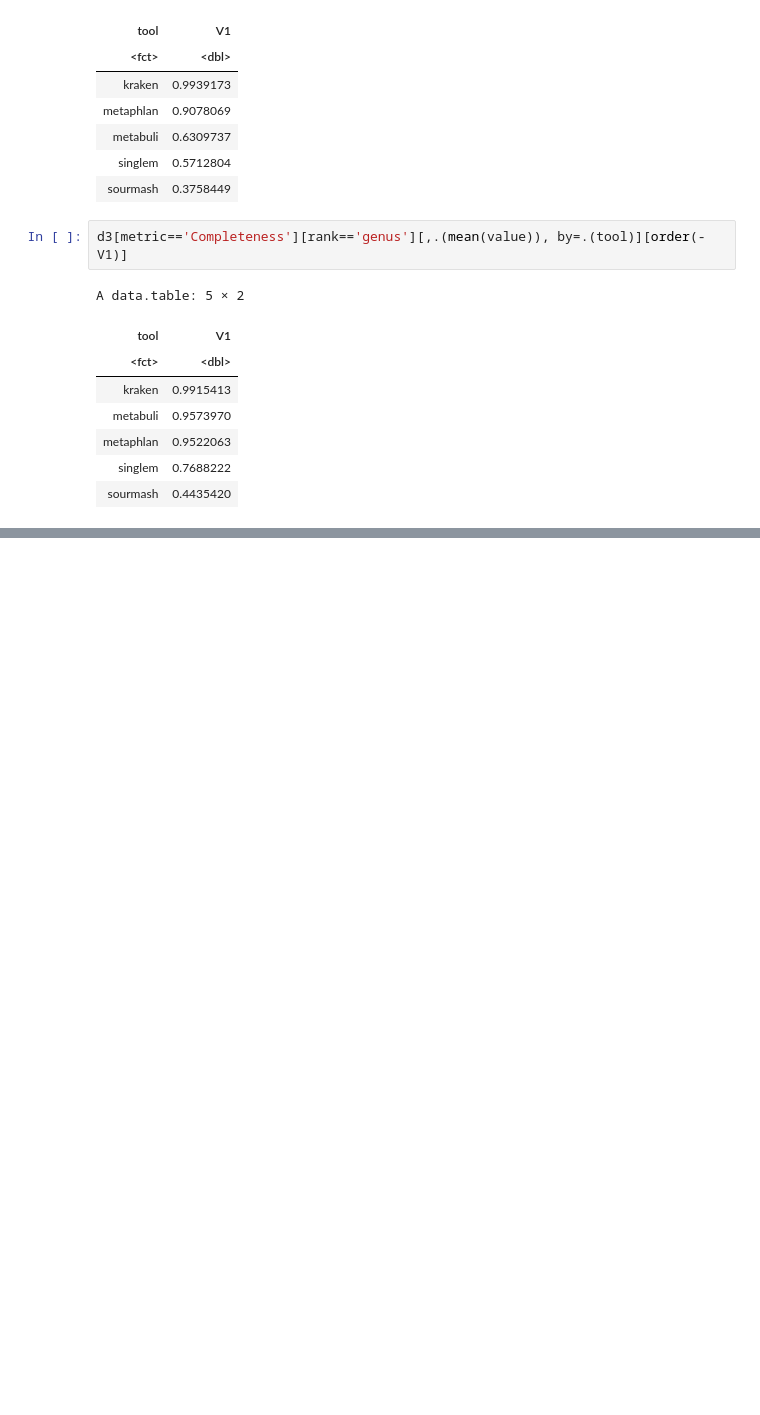
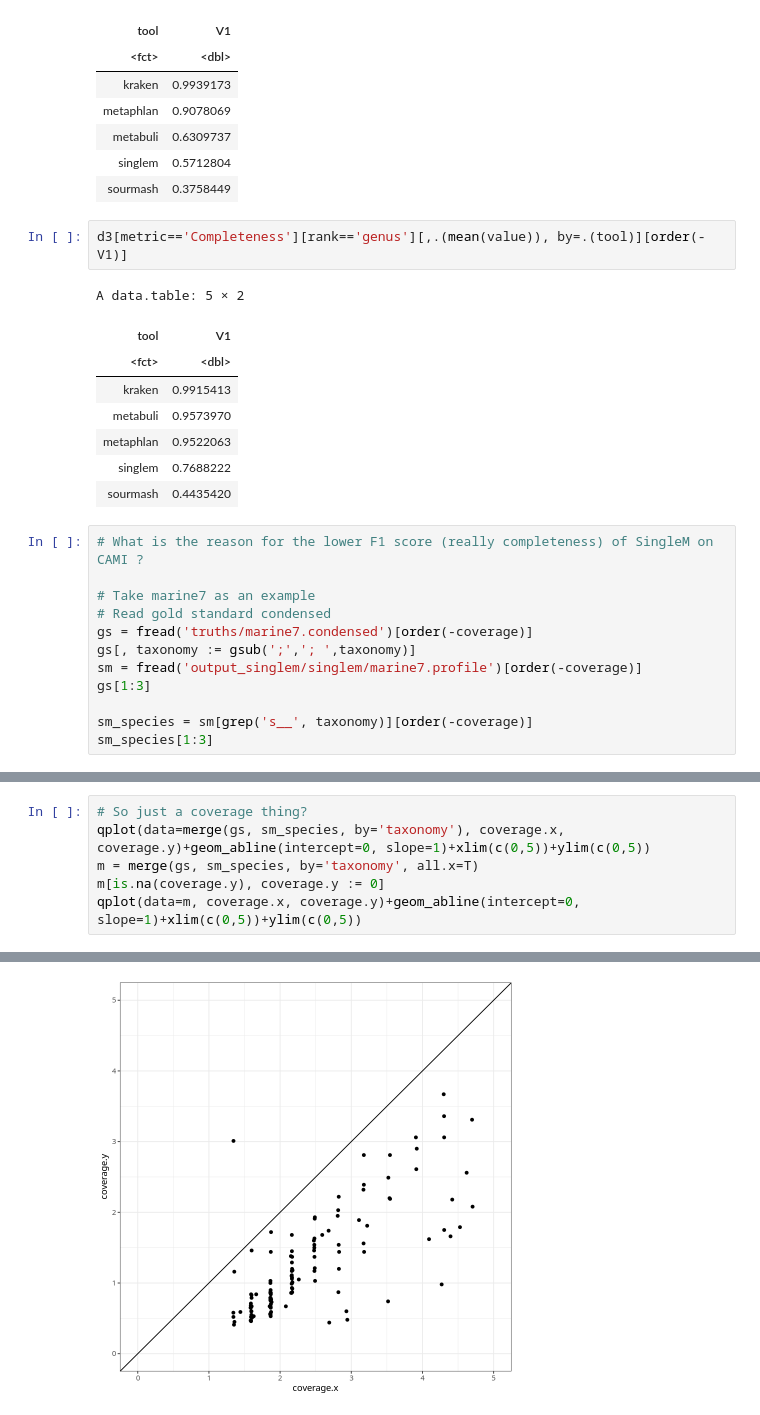
Before and after one commit to wwood/singlem-benchmarking, a Jupyter notebook: 3_cami2_marine/plot.ipynb, the cells around one changed output, grey strips where cells are left out. Saved outputs shown, nothing was run; the diff lists cells and outputs as text; blank space fills up the shorter version.

```diff
--- a/3_cami2_marine/plot.ipynb
+++ b/3_cami2_marine/plot.ipynb
@@ -221,3 +221,15 @@ A data.table: 5 × 2
 | metaphlan | 0.9522063 |
 | singlem | 0.7688222 |
 | sourmash | 0.4435420 |
+# %%
+# What is the reason for the lower F1 score (really completeness) of SingleM on CAMI ?
+
+# Take marine7 as an example
+# Read gold standard condensed
+gs = fread('truths/marine7.condensed')[order(-coverage)]
+gs[, taxonomy := gsub(';','; ',taxonomy)]
+sm = fread('output_singlem/singlem/marine7.profile')[order(-coverage)]
+gs[1:3]
+
+sm_species = sm[grep('s__', taxonomy)][order(-coverage)]
+sm_species[1:3]
@@ -223,0 +249,7 @@ A data.table: 5 × 2
+# %%
+# So just a coverage thing?
+qplot(data=merge(gs, sm_species, by='taxonomy'), coverage.x, coverage.y)+geom_abline(intercept=0, slope=1)+xlim(c(0,5))+ylim(c(0,5))
+m = merge(gs, sm_species, by='taxonomy', all.x=T)
+m[is.na(coverage.y), coverage.y := 0]
+qplot(data=m, coverage.x, coverage.y)+geom_abline(intercept=0, slope=1)+xlim(c(0,5))+ylim(c(0,5))
+# %% [output]
@@ -223,0 +260 @@ A data.table: 5 × 2
+[figure, added]
```
Also changed, not shown: parts of 3 cells of this notebook, 7 other files.
